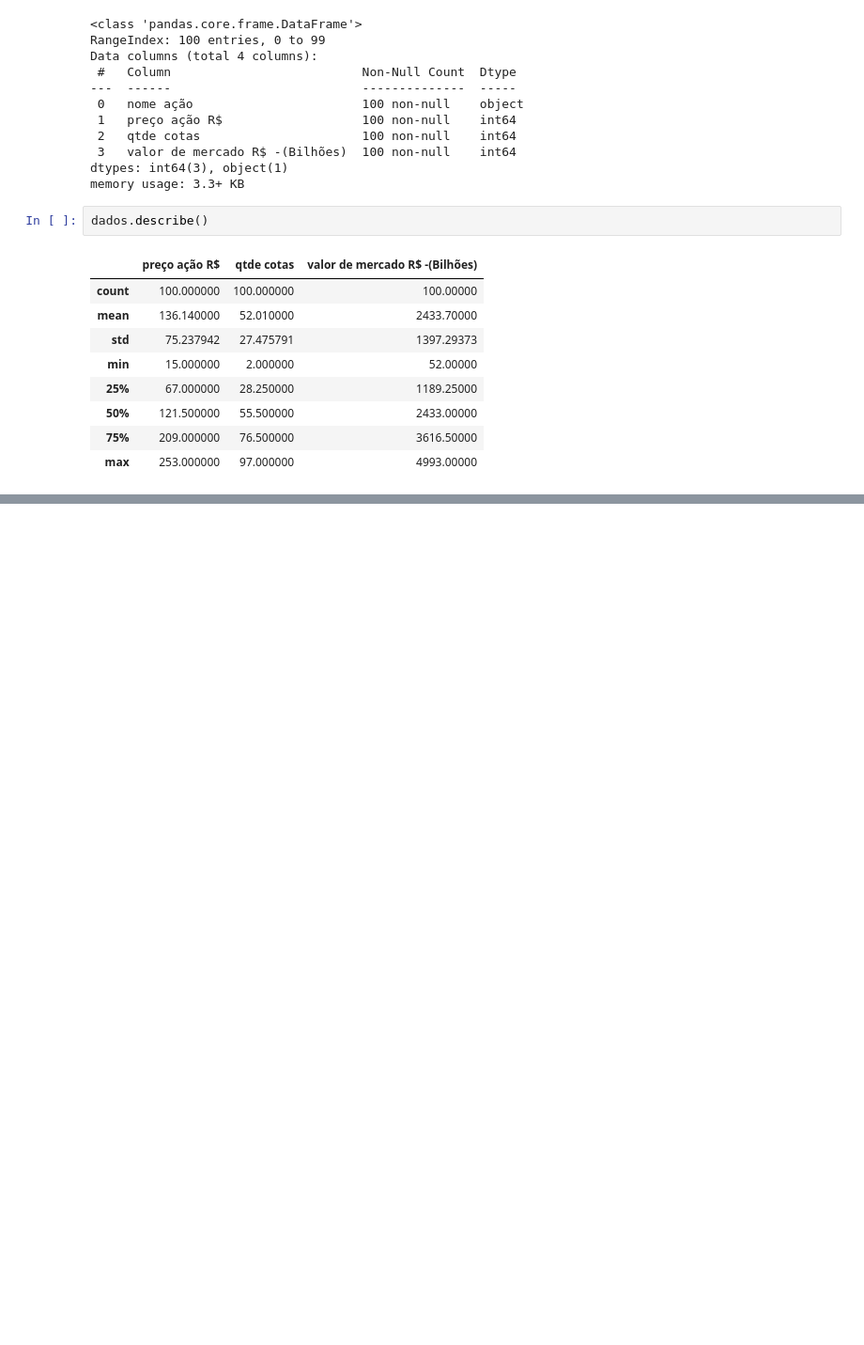
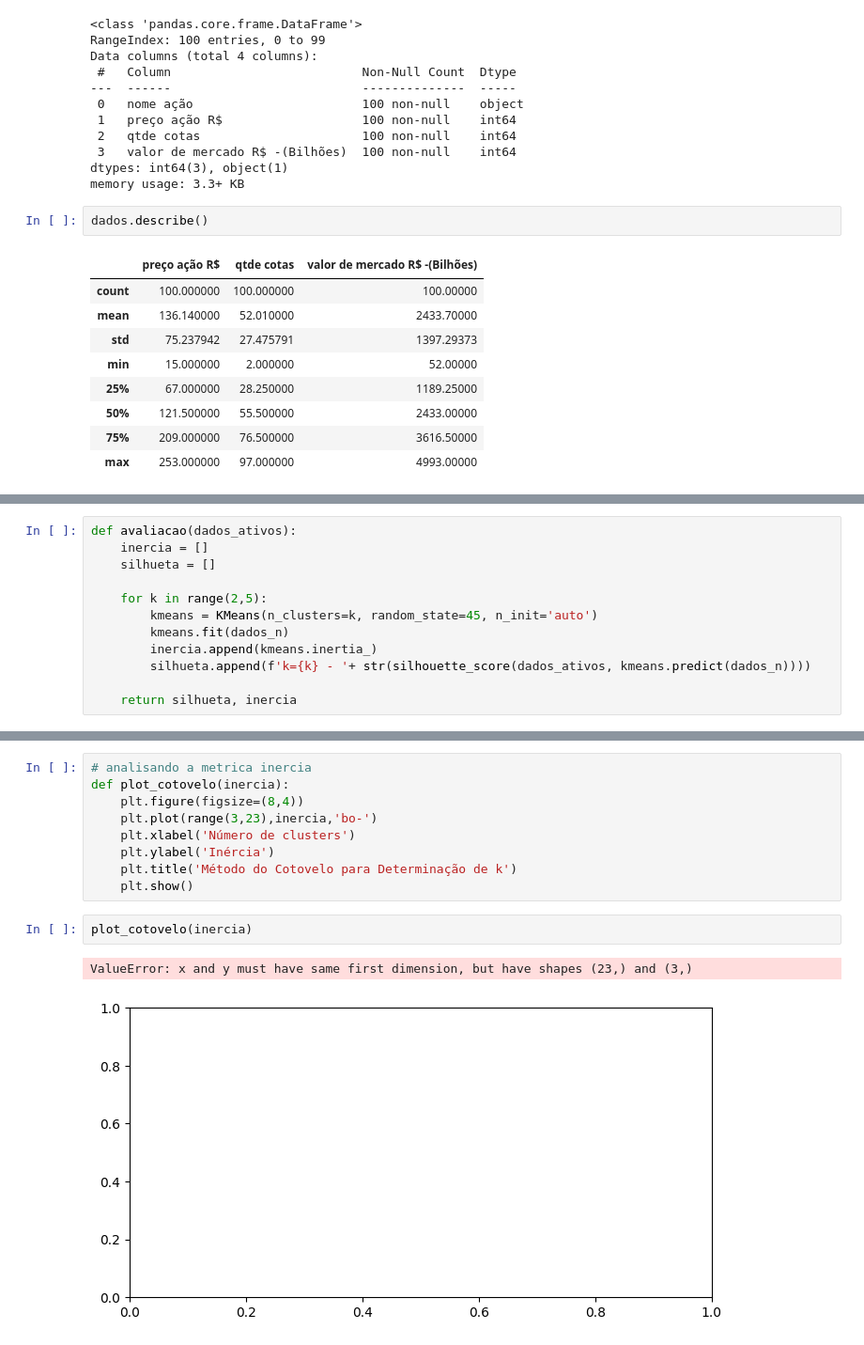
Before and after one commit to Godooih/IA, a Jupyter notebook: Somativa/Codigo/codigo.ipynb, the cells around one changed output, grey strips where cells are left out. Shown at 94% size. Drawn from its saved outputs; the diff is of its cells as text; blank space fills up the shorter version.

```diff
--- a/Somativa/Codigo/codigo.ipynb
+++ b/Somativa/Codigo/codigo.ipynb
@@ -76,0 +128,12 @@ KeyError: 'nome ação'
+# %%
+def avaliacao(dados_ativos):
+    inercia = []
+    silhueta = []
+
+    for k in range(2,5):
+        kmeans = KMeans(n_clusters=k, random_state=45, n_init='auto')
+        kmeans.fit(dados_n)
+        inercia.append(kmeans.inertia_)
+        silhueta.append(f'k={k} - '+ str(silhouette_score(dados_ativos, kmeans.predict(dados_n))))
+
+    return silhueta, inercia
@@ -76,0 +147,14 @@ KeyError: 'nome ação'
+# %%
+# analisando a metrica inercia
+def plot_cotovelo(inercia):
+    plt.figure(figsize=(8,4))
+    plt.plot(range(3,23),inercia,'bo-')
+    plt.xlabel('Número de clusters')
+    plt.ylabel('Inércia')
+    plt.title('Método do Cotovelo para Determinação de k')
+    plt.show()
+# %%
+plot_cotovelo(inercia)
+# %% [output]
+ValueError: x and y must have same first dimension, but have shapes (23,) and (3,)
+[figure, added]
```
Also changed, not shown: parts of 12 cells of this notebook.
